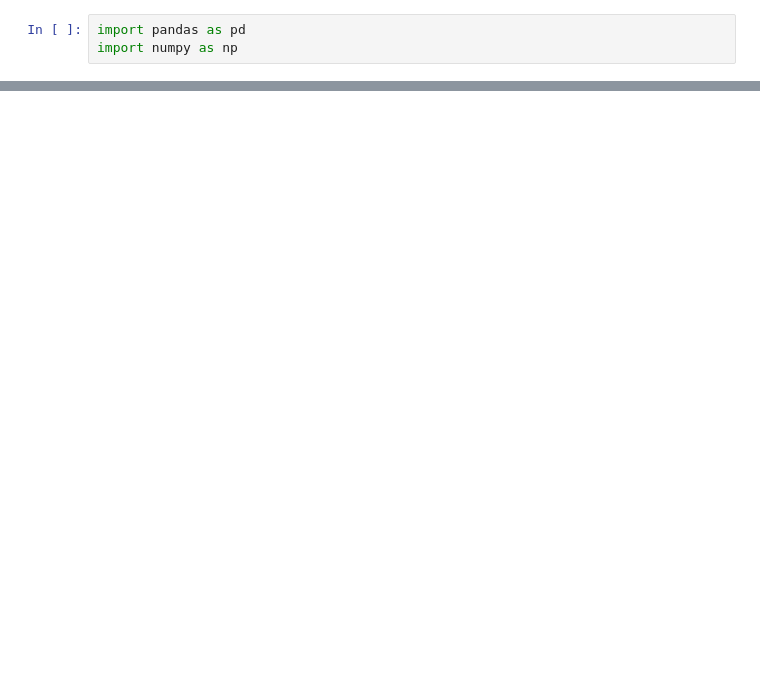
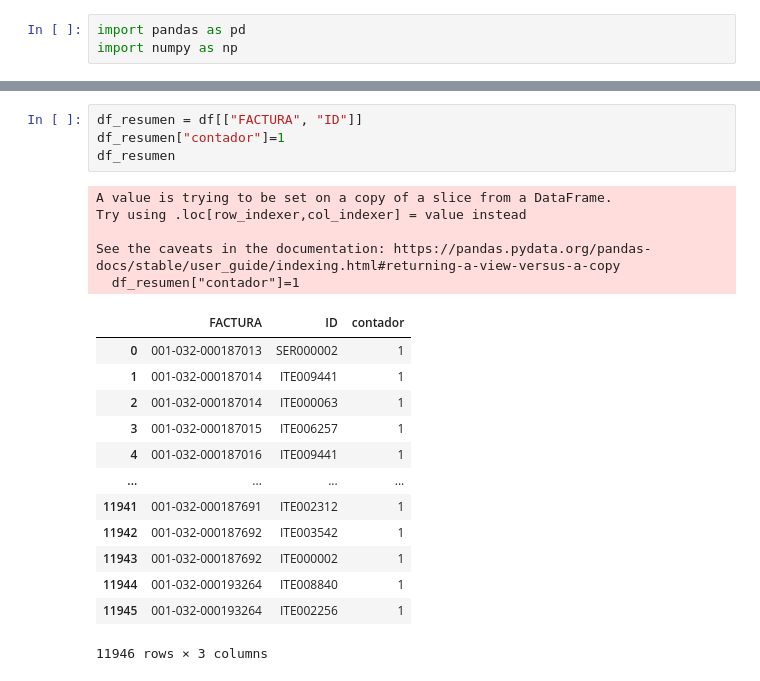
Before and after one commit to jluisorellanar/Relaciones-productos, a Jupyter notebook: Relaciones.ipynb, the cells around one changed output, grey strips where cells are left out. Drawn from its saved outputs; the diff is of its cells as text; blank space fills up the shorter version.

```diff
--- a/Relaciones.ipynb
+++ b/Relaciones.ipynb
@@ -14,0 +71,23 @@ df.head()
+# %%
+df_resumen = df[["FACTURA", "ID"]]
+df_resumen["contador"]=1
+df_resumen
+# %% [output]
+A value is trying to be set on a copy of a slice from a DataFrame.
+Try using .loc[row_indexer,col_indexer] = value instead
+
+See the caveats in the documentation: https://pandas.pydata.org/pandas-docs/stable/user_guide/indexing.html#returning-a-view-versus-a-copy
+  df_resumen["contador"]=1
+|  | FACTURA | ID | contador |
+| 0 | 001-032-000187013 | SER000002 | 1 |
+| 1 | 001-032-000187014 | ITE009441 | 1 |
+| 2 | 001-032-000187014 | ITE000063 | 1 |
+| 3 | 001-032-000187015 | ITE006257 | 1 |
+| 4 | 001-032-000187016 | ITE009441 | 1 |
+| ... | ... | ... | ... |
+| 11941 | 001-032-000187691 | ITE002312 | 1 |
+| 11942 | 001-032-000187692 | ITE003542 | 1 |
+| 11943 | 001-032-000187692 | ITE000002 | 1 |
+| 11944 | 001-032-000193264 | ITE008840 | 1 |
+| 11945 | 001-032-000193264 | ITE002256 | 1 |
+11946 rows × 3 columns
```
Also changed, not shown: parts of 8 cells of this notebook, 3 other files.
